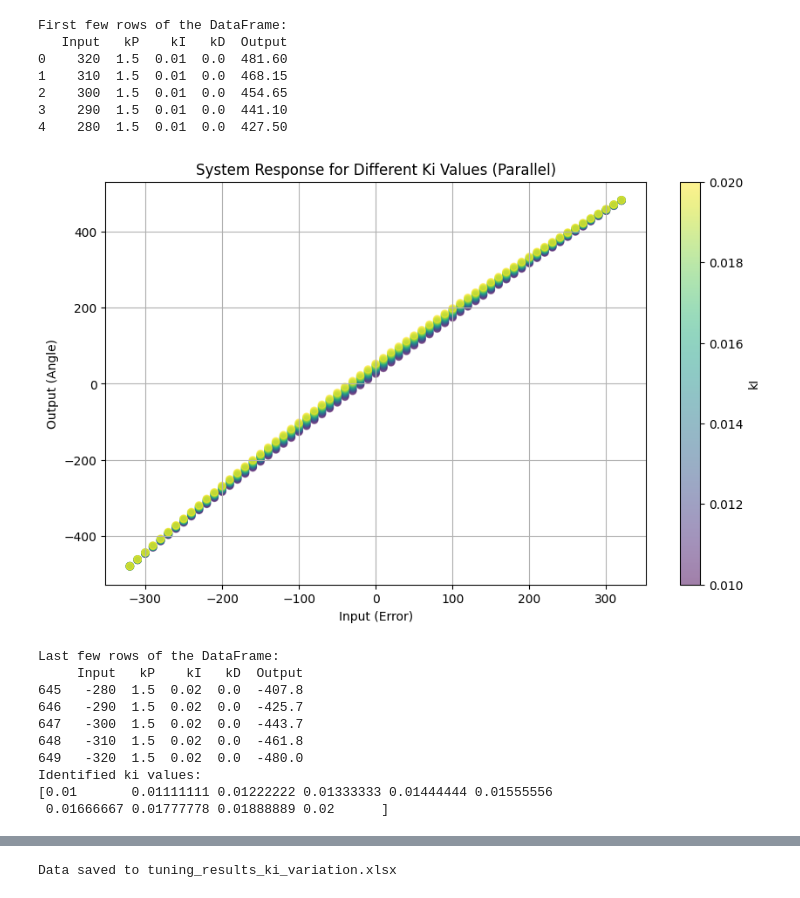
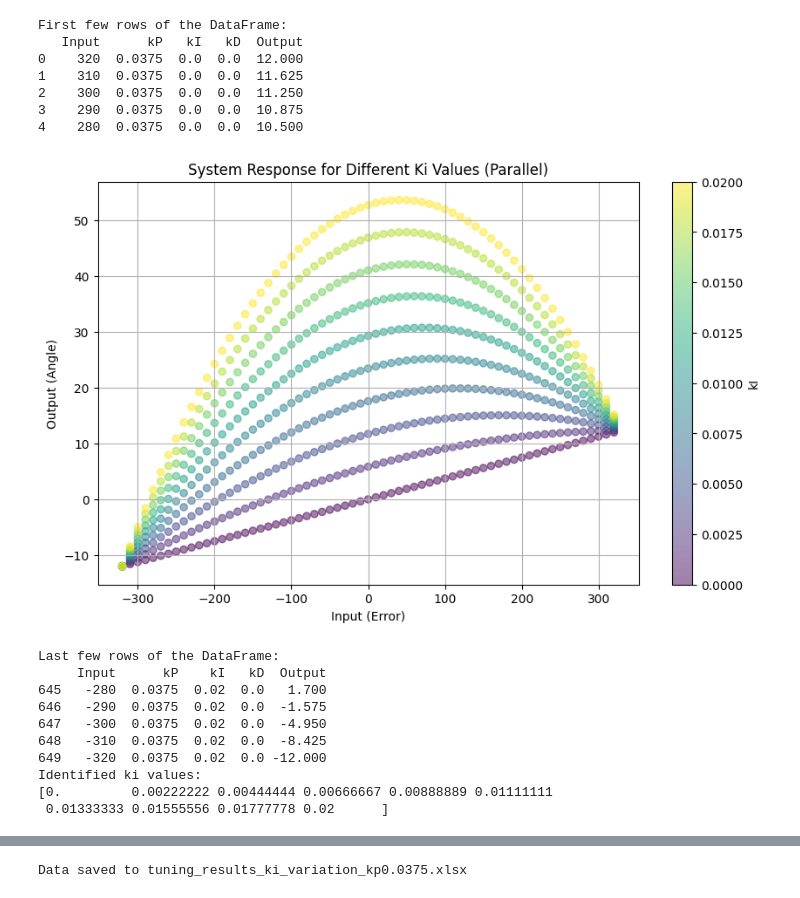
Before and after one commit to DerrickKirimi/pantilt, a Jupyter notebook: control/sim/tuning_ki_variation.ipynb, the cells around one changed output, grey strips where cells are left out. Cells and saved outputs as stored; diff of their text form; code cells hidden in the pictures.

```diff
--- a/control/sim/tuning_ki_variation.ipynb
+++ b/control/sim/tuning_ki_variation.ipynb
@@ -30,9 +30,9 @@ def simulate_system_response(params):
 object_centers = np.arange(0, 641, 10)
 
 # Define the range for kp and ki values
-kp_values = np.linspace(1.5, 1.5, 1)  # Keeping kp constant at 1.5
-ki_values = np.linspace(0.01, 0.02, 10)  # Varying ki from 0.01 to 5.0
-kd_values = np.linspace(0.0, 0.5, 10)
+kp_values = np.linspace(0.0375, 0.0375, 1)  # Keeping kp constant at 1.5
+ki_values = np.linspace(0.0, 0.02, 10)  # Varying ki from 0.01 to 5.0
+#kd_values = np.linspace(0.0, 0.5, 10)
 
 # Setpoint for all cases
 setpoint = 320
@@ -50,7 +50,7 @@ with concurrent.futures.ProcessPoolExecutor() as executor:
 df = pd.concat(results, ignore_index=True)
 
 # Save the data to an Excel file
-excel_filename = 'tuning_results_ki_variation.xlsx'
+excel_filename = 'tuning_results_ki_variation_kp0.0375.xlsx'
 df.to_excel(excel_filename, index=False)
 
 # Display the first few rows of the DataFrame
@@ -71,47 +71,47 @@ plt.show()
 print("Last few rows of the DataFrame:")
 print(df.tail())
 
 # Filter the DataFrame based on desired behavior
 filtered_df = df[(df['Input'] >= -320) & (df['Input'] <= 320) & (df['Output'] >= -60) & (df['Output'] <= 60)]
 
 # Get unique ki values that satisfy the condition
 desired_ki_values = filtered_df['kI'].unique()
 
 # Display the identified ki values
 print("Identified ki values:")
 print(desired_ki_values)
 
 # Plot for identified ki values
 plt.figure(figsize=(10, 6))
 for ki_value in desired_ki_values:
     plt.scatter(filtered_df[filtered_df['kI'] == ki_value]['Input'],
                 filtered_df[filtered_df['kI'] == ki_value]['Output'],
                 label=f'kI={ki_value}', alpha=0.7)
 
 plt.title('System Response for Identified Ki Values')
 plt.xlabel('Input (Error)')
 plt.ylabel('Output (Angle)')
 plt.legend()
 plt.grid(True)
 plt.show()
 
 print(f'Data saved to {excel_filename}')
 # %% [output]
 First few rows of the DataFrame:
-   Input   kP    kI   kD  Output
-0    320  1.5  0.01  0.0  481.60
-1    310  1.5  0.01  0.0  468.15
-2    300  1.5  0.01  0.0  454.65
-3    290  1.5  0.01  0.0  441.10
-4    280  1.5  0.01  0.0  427.50
+   Input      kP   kI   kD  Output
+0    320  0.0375  0.0  0.0  12.000
+1    310  0.0375  0.0  0.0  11.625
+2    300  0.0375  0.0  0.0  11.250
+3    290  0.0375  0.0  0.0  10.875
+4    280  0.0375  0.0  0.0  10.500
-[figure, old version]
+[figure, new version]
 Last few rows of the DataFrame:
-     Input   kP    kI   kD  Output
-645   -280  1.5  0.02  0.0  -407.8
-646   -290  1.5  0.02  0.0  -425.7
-647   -300  1.5  0.02  0.0  -443.7
-648   -310  1.5  0.02  0.0  -461.8
-649   -320  1.5  0.02  0.0  -480.0
+     Input      kP    kI   kD  Output
+645   -280  0.0375  0.02  0.0   1.700
+646   -290  0.0375  0.02  0.0  -1.575
+647   -300  0.0375  0.02  0.0  -4.950
+648   -310  0.0375  0.02  0.0  -8.425
+649   -320  0.0375  0.02  0.0 -12.000
 Identified ki values:
-[0.01       0.01111111 0.01222222 0.01333333 0.01444444 0.01555556
- 0.01666667 0.01777778 0.01888889 0.02      ]
+[0.         0.00222222 0.00444444 0.00666667 0.00888889 0.01111111
+ 0.01333333 0.01555556 0.01777778 0.02      ]
@@ -119 +119 @@ Identified ki values:
-Data saved to tuning_results_ki_variation.xlsx
+Data saved to tuning_results_ki_variation_kp0.0375.xlsx
```
Also changed, not shown: parts of 1 cell of this notebook, 9 other files.
